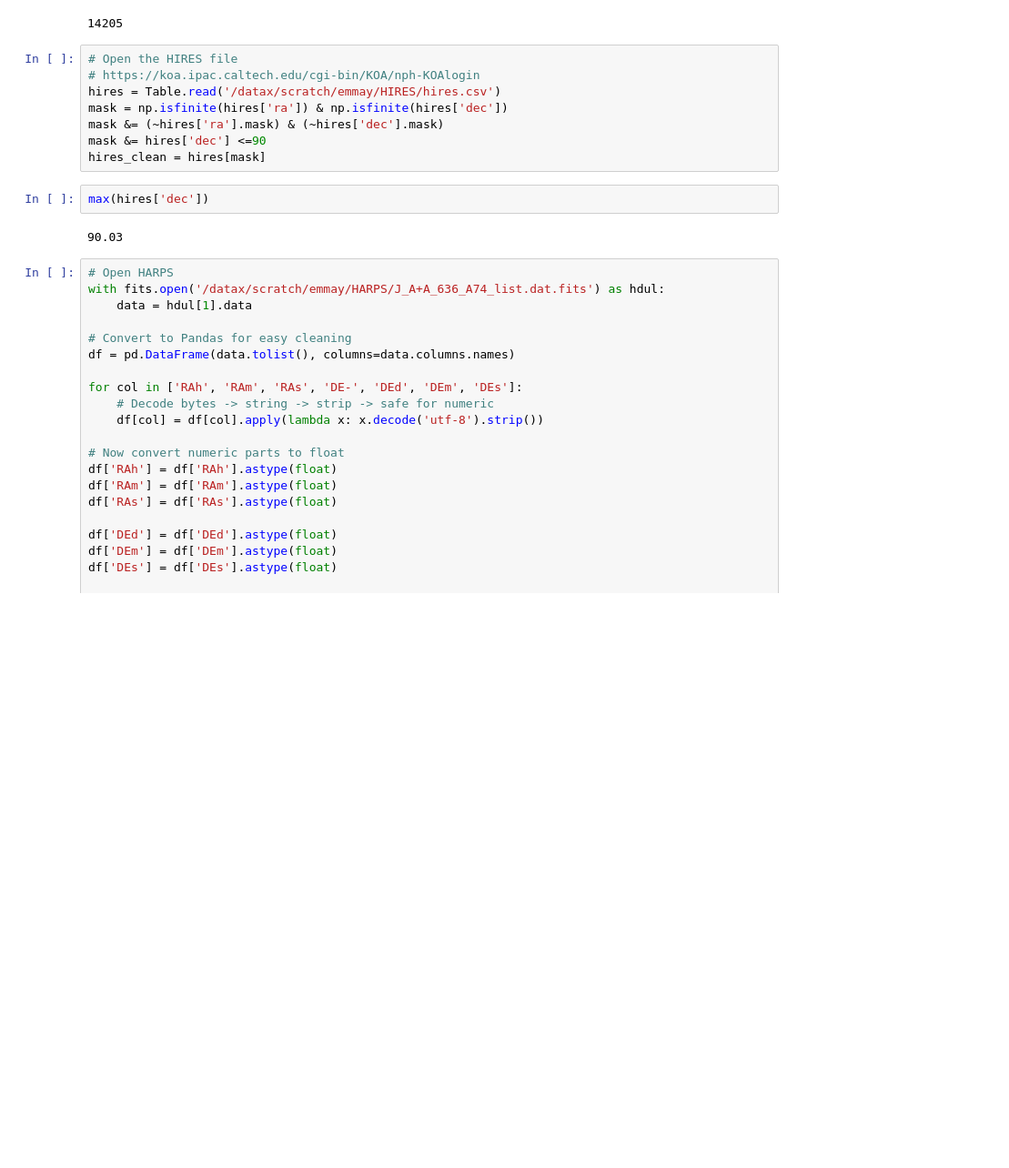
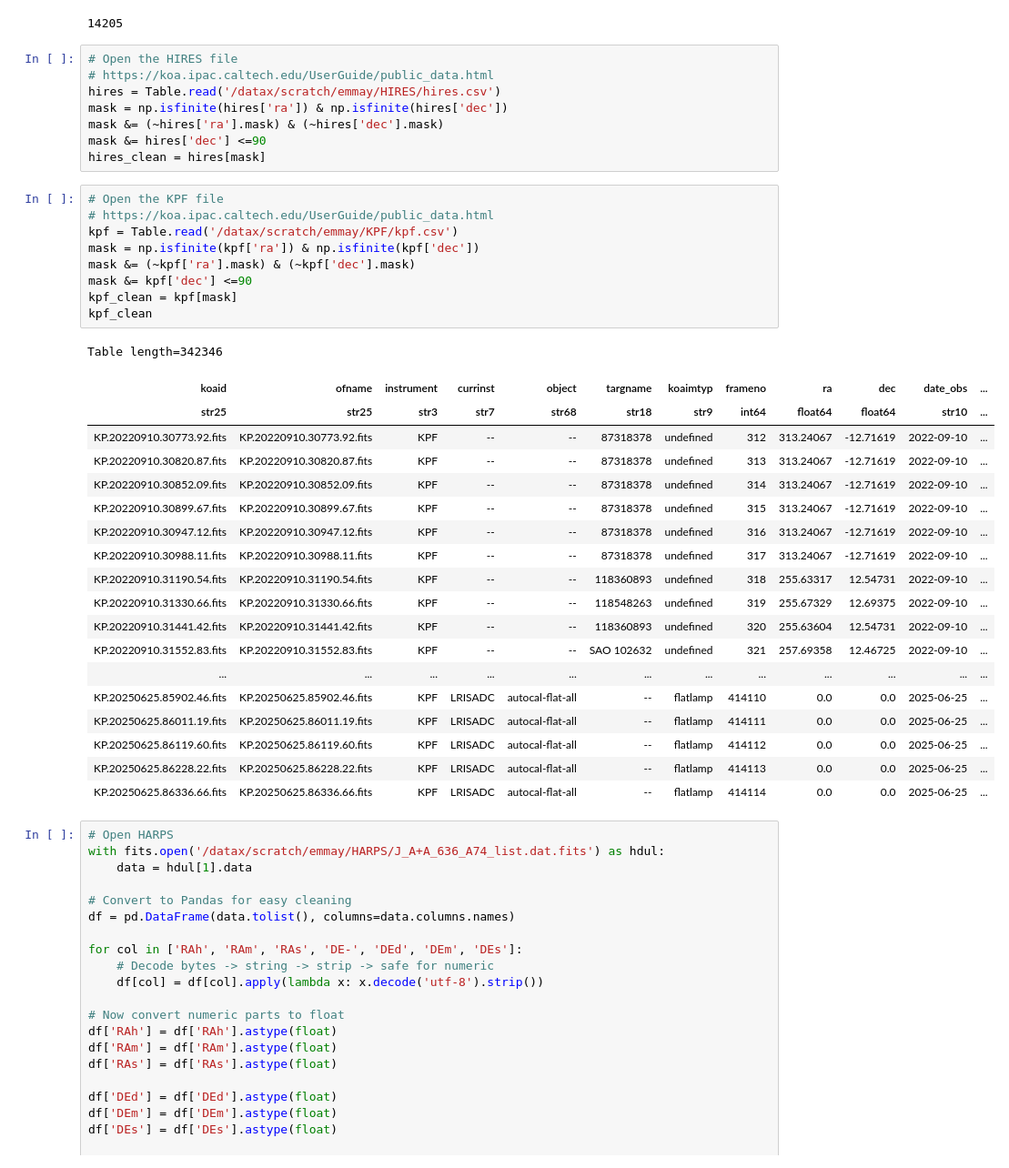
Before and after one commit to eyu22/BL2025, a Jupyter notebook: compile_catalogs.ipynb, the cells around one changed output. Shown at 91% size. Drawn from its saved outputs; the diff is of its cells as text; blank space fills up the shorter version.

```diff
--- a/compile_catalogs.ipynb
+++ b/compile_catalogs.ipynb
@@ -44,16 +44,41 @@ len(neid_clean)
 14205
 # %%
 # Open the HIRES file
-# https://koa.ipac.caltech.edu/cgi-bin/KOA/nph-KOAlogin
+# https://koa.ipac.caltech.edu/UserGuide/public_data.html
 hires = Table.read('/datax/scratch/emmay/HIRES/hires.csv')
 mask = np.isfinite(hires['ra']) & np.isfinite(hires['dec'])
 mask &= (~hires['ra'].mask) & (~hires['dec'].mask)
 mask &= hires['dec'] <=90
 hires_clean = hires[mask]
-# %%
-max(hires['dec'])
-# %% [output]
-90.03
+# %%
+# Open the KPF file
+# https://koa.ipac.caltech.edu/UserGuide/public_data.html
+kpf = Table.read('/datax/scratch/emmay/KPF/kpf.csv')
+mask = np.isfinite(kpf['ra']) & np.isfinite(kpf['dec'])
+mask &= (~kpf['ra'].mask) & (~kpf['dec'].mask)
+mask &= kpf['dec'] <=90
+kpf_clean = kpf[mask]
+kpf_clean
+# %% [output]
+Table length=342346
+| koaid | ofname | instrument | currinst | object | targname | koaimtyp | frameno | ra | dec | date_obs | ... |
+| str25 | str25 | str3 | str7 | str68 | str18 | str9 | int64 | float64 | float64 | str10 | ... |
+| KP.20220910.30773.92.fits | KP.20220910.30773.92.fits | KPF | -- | -- | 87318378 | undefined | 312 | 313.24067 | -12.71619 | 2022-09-10 | ... |
+| KP.20220910.30820.87.fits | KP.20220910.30820.87.fits | KPF | -- | -- | 87318378 | undefined | 313 | 313.24067 | -12.71619 | 2022-09-10 | ... |
+| KP.20220910.30852.09.fits | KP.20220910.30852.09.fits | KPF | -- | -- | 87318378 | undefined | 314 | 313.24067 | -12.71619 | 2022-09-10 | ... |
+| KP.20220910.30899.67.fits | KP.20220910.30899.67.fits | KPF | -- | -- | 87318378 | undefined | 315 | 313.24067 | -12.71619 | 2022-09-10 | ... |
+| KP.20220910.30947.12.fits | KP.20220910.30947.12.fits | KPF | -- | -- | 87318378 | undefined | 316 | 313.24067 | -12.71619 | 2022-09-10 | ... |
+| KP.20220910.30988.11.fits | KP.20220910.30988.11.fits | KPF | -- | -- | 87318378 | undefined | 317 | 313.24067 | -12.71619 | 2022-09-10 | ... |
+| KP.20220910.31190.54.fits | KP.20220910.31190.54.fits | KPF | -- | -- | 118360893 | undefined | 318 | 255.63317 | 12.54731 | 2022-09-10 | ... |
+| KP.20220910.31330.66.fits | KP.20220910.31330.66.fits | KPF | -- | -- | 118548263 | undefined | 319 | 255.67329 | 12.69375 | 2022-09-10 | ... |
+| KP.20220910.31441.42.fits | KP.20220910.31441.42.fits | KPF | -- | -- | 118360893 | undefined | 320 | 255.63604 | 12.54731 | 2022-09-10 | ... |
+| KP.20220910.31552.83.fits | KP.20220910.31552.83.fits | KPF | -- | -- | SAO 102632 | undefined | 321 | 257.69358 | 12.46725 | 2022-09-10 | ... |
+| ... | ... | ... | ... | ... | ... | ... | ... | ... | ... | ... | ... |
+| KP.20250625.85902.46.fits | KP.20250625.85902.46.fits | KPF | LRISADC | autocal-flat-all | -- | flatlamp | 414110 | 0.0 | 0.0 | 2025-06-25 | ... |
+| KP.20250625.86011.19.fits | KP.20250625.86011.19.fits | KPF | LRISADC | autocal-flat-all | -- | flatlamp | 414111 | 0.0 | 0.0 | 2025-06-25 | ... |
+| KP.20250625.86119.60.fits | KP.20250625.86119.60.fits | KPF | LRISADC | autocal-flat-all | -- | flatlamp | 414112 | 0.0 | 0.0 | 2025-06-25 | ... |
+| KP.20250625.86228.22.fits | KP.20250625.86228.22.fits | KPF | LRISADC | autocal-flat-all | -- | flatlamp | 414113 | 0.0 | 0.0 | 2025-06-25 | ... |
+| KP.20250625.86336.66.fits | KP.20250625.86336.66.fits | KPF | LRISADC | autocal-flat-all | -- | flatlamp | 414114 | 0.0 | 0.0 | 2025-06-25 | ... |
 # %%
 # Open HARPS
 with fits.open('/datax/scratch/emmay/HARPS/J_A+A_636_A74_list.dat.fits') as hdul:
```
Also changed, not shown: parts of 3 cells of this notebook, 2 other files.
